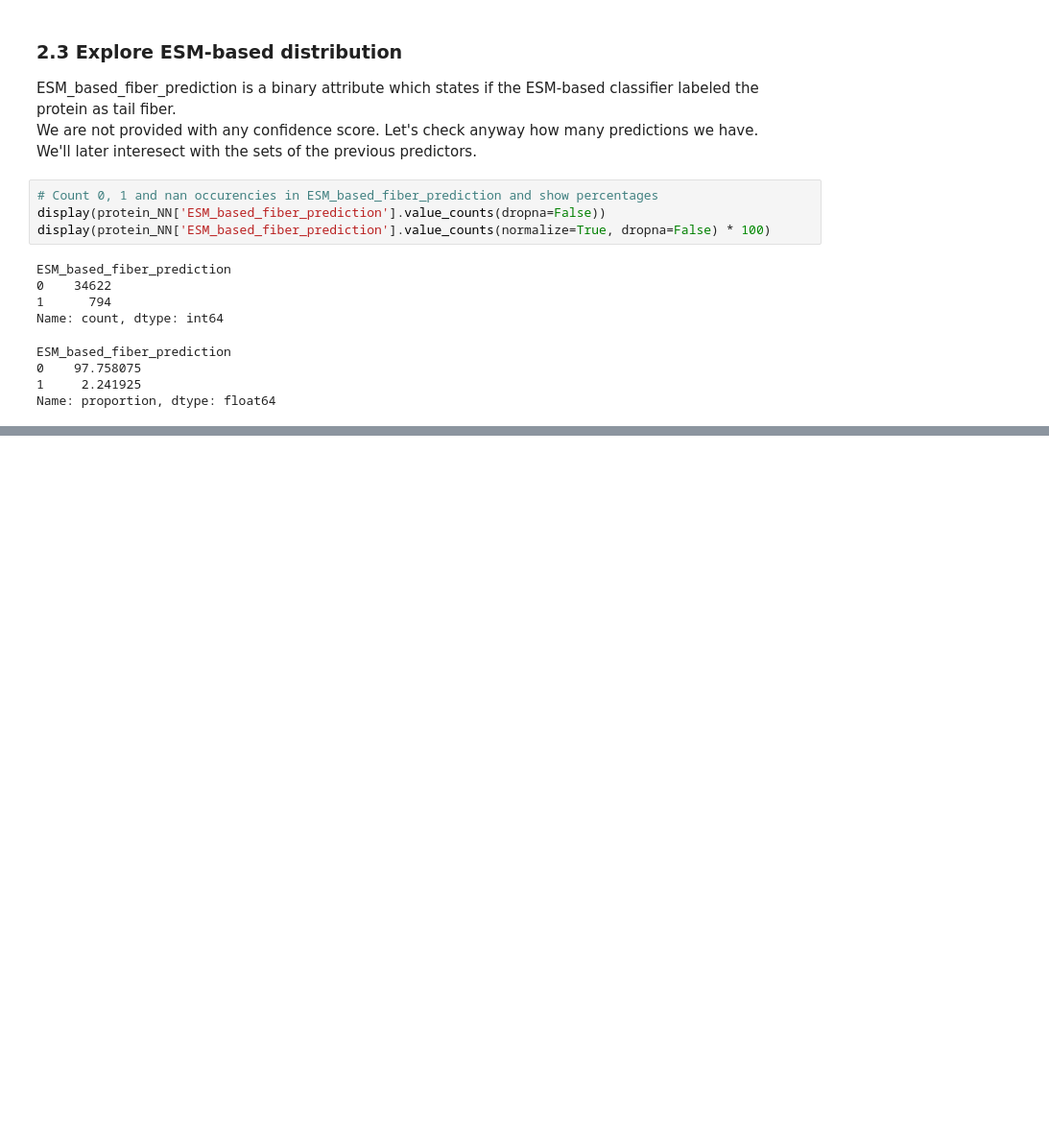
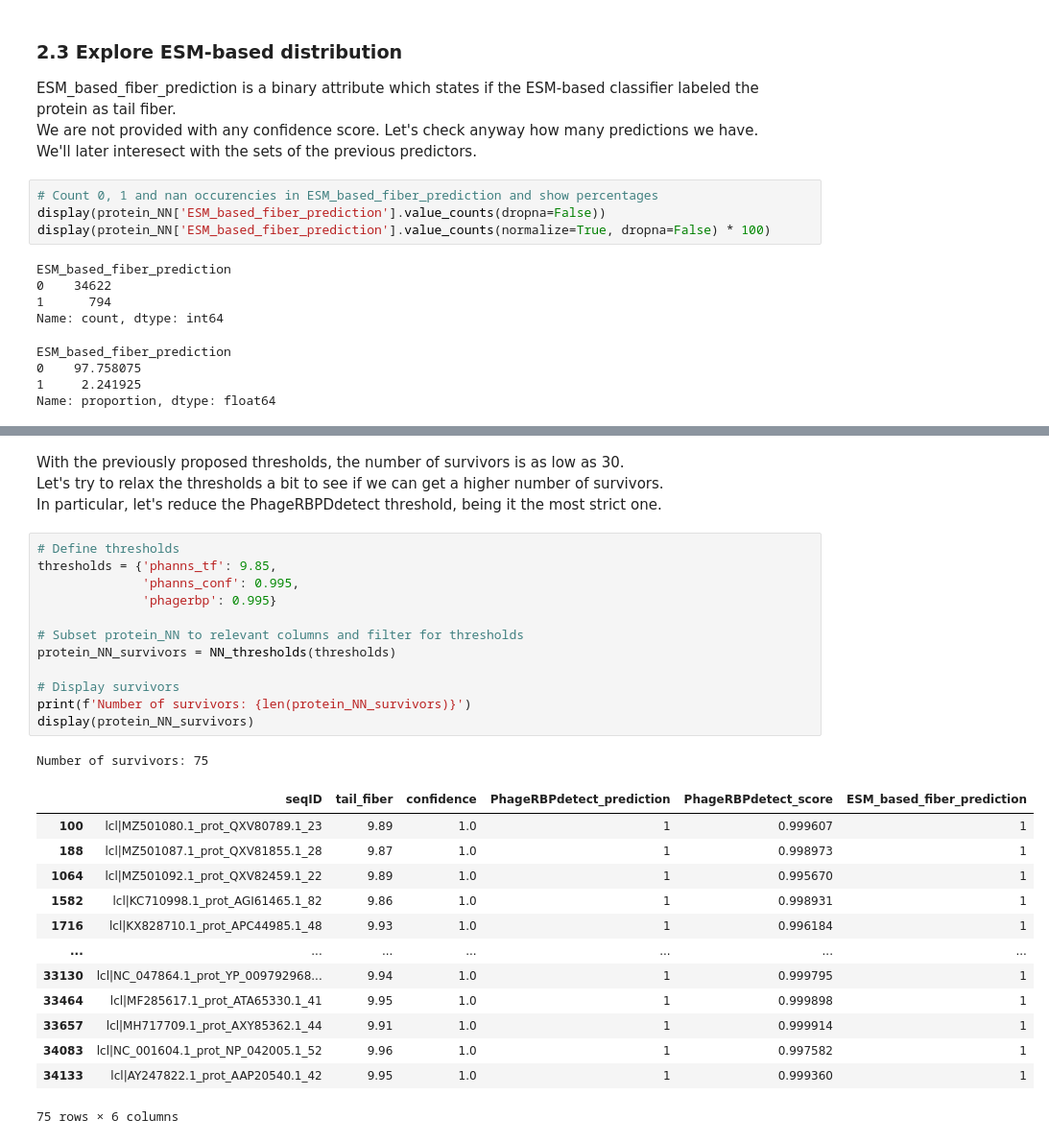
Before and after one commit to Drivahah/Predicting-phage-host-interaction-with-Language-Models, a Jupyter notebook: notebooks/02_transform_data.ipynb, the cells around one changed output, grey strips where cells are left out. Shown: that part at 96% size. Drawn from its saved outputs; the diff is of its cells as text; blank space fills up the shorter version.

```diff
--- a/notebooks/02_transform_data.ipynb
+++ b/notebooks/02_transform_data.ipynb
@@ -367,0 +433,31 @@ ESM-based predicts 794 proteins - 2.24 % of total - as tail fibers.
+# %% [markdown]
+With the previously proposed thresholds, the number of survivors is as low as 30. \
+Let's try to relax the thresholds a bit to see if we can get a higher number of survivors. \
+In particular, let's reduce the PhageRBPDdetect threshold, being it the most strict one.
+# %%
+# Define thresholds
+thresholds = {'phanns_tf': 9.85,
+              'phanns_conf': 0.995,
+              'phagerbp': 0.995}
+
+# Subset protein_NN to relevant columns and filter for thresholds
+protein_NN_survivors = NN_thresholds(thresholds)
+
+# Display survivors
+print(f'Number of survivors: {len(protein_NN_survivors)}')
+display(protein_NN_survivors)
+# %% [output]
+Number of survivors: 75
+|  | seqID | tail_fiber | confidence | PhageRBPdetect_prediction | PhageRBPdetect_score | ESM_based_fiber_prediction |
+| 100 | lcl|MZ501080.1_prot_QXV80789.1_23 | 9.89 | 1.0 | 1 | 0.999607 | 1 |
+| 188 | lcl|MZ501087.1_prot_QXV81855.1_28 | 9.87 | 1.0 | 1 | 0.998973 | 1 |
+| 1064 | lcl|MZ501092.1_prot_QXV82459.1_22 | 9.89 | 1.0 | 1 | 0.995670 | 1 |
+| 1582 | lcl|KC710998.1_prot_AGI61465.1_82 | 9.86 | 1.0 | 1 | 0.998931 | 1 |
+| 1716 | lcl|KX828710.1_prot_APC44985.1_48 | 9.93 | 1.0 | 1 | 0.996184 | 1 |
+| ... | ... | ... | ... | ... | ... | ... |
+| 33130 | lcl|NC_047864.1_prot_YP_009792968... | 9.94 | 1.0 | 1 | 0.999795 | 1 |
+| 33464 | lcl|MF285617.1_prot_ATA65330.1_41 | 9.95 | 1.0 | 1 | 0.999898 | 1 |
+| 33657 | lcl|MH717709.1_prot_AXY85362.1_44 | 9.91 | 1.0 | 1 | 0.999914 | 1 |
+| 34083 | lcl|NC_001604.1_prot_NP_042005.1_52 | 9.96 | 1.0 | 1 | 0.997582 | 1 |
+| 34133 | lcl|AY247822.1_prot_AAP20540.1_42 | 9.95 | 1.0 | 1 | 0.999360 | 1 |
+75 rows × 6 columns
```
Also changed, not shown: parts of 6 cells of this notebook.
